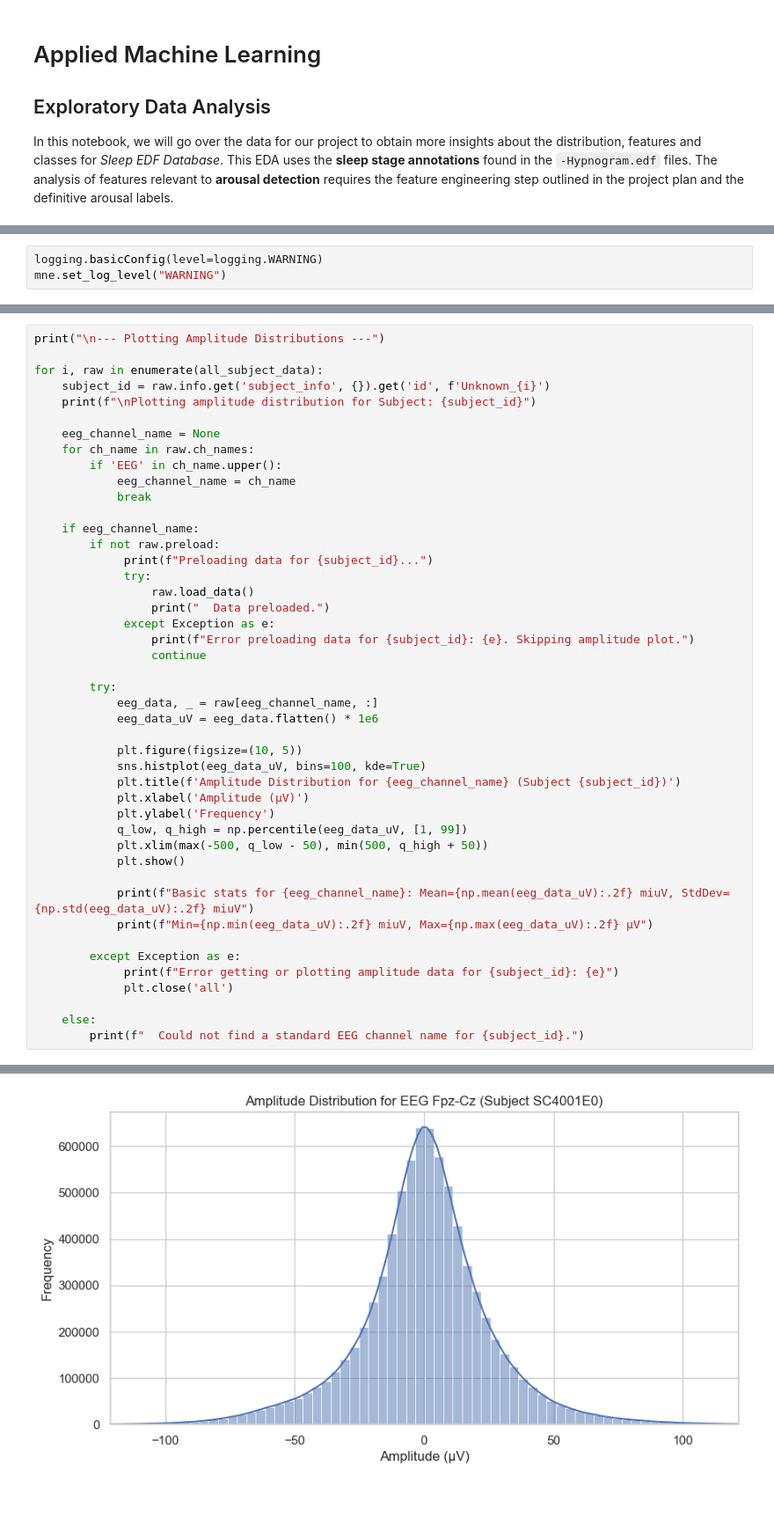
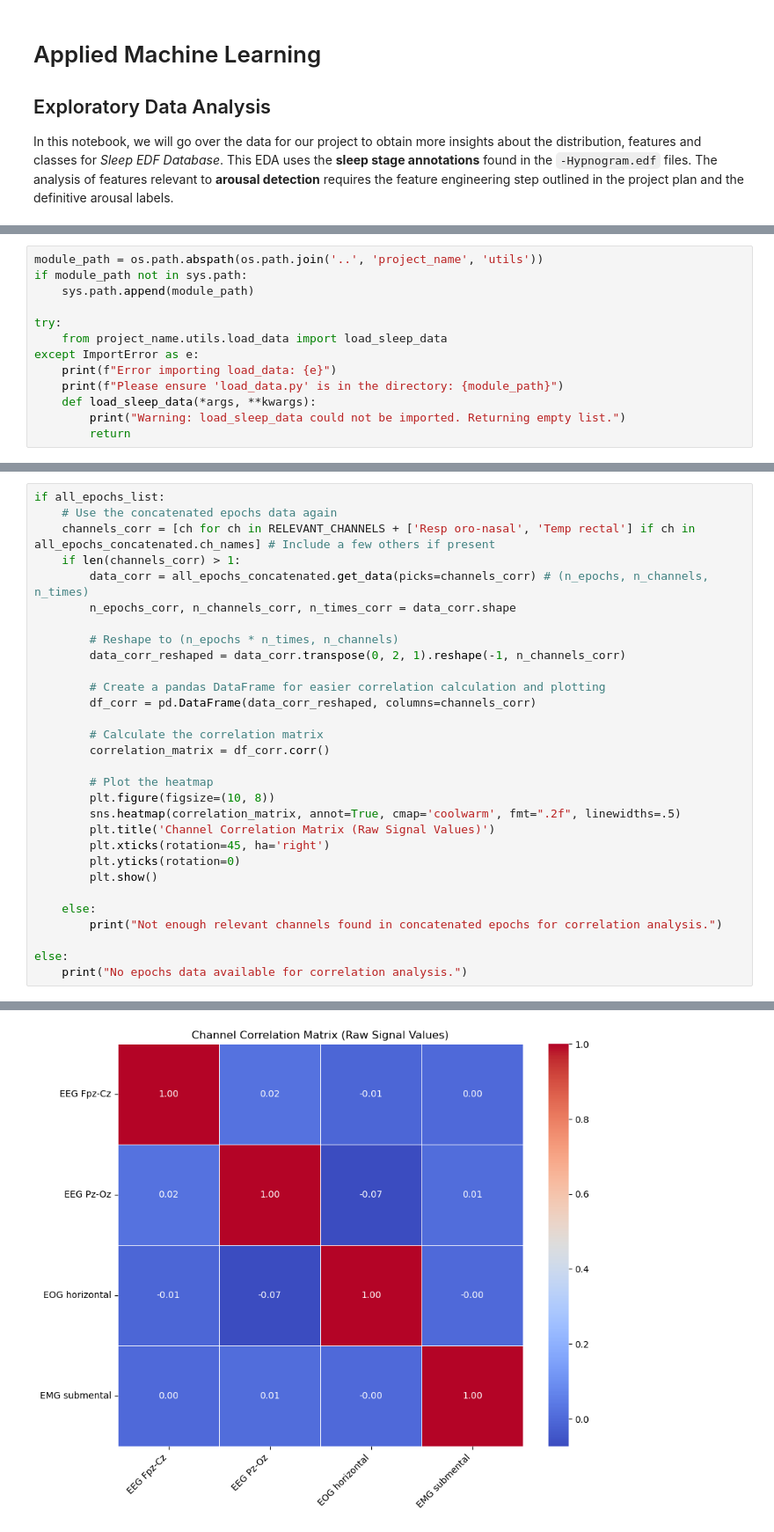
Before and after one commit to jananjahedd/Applied-ML, a Jupyter notebook: data_exploration.ipynb, the cells around one changed output, grey strips where cells are left out. Shown at 88% size. Drawn from its saved outputs; the diff is of its cells as text; blank space fills up the shorter version.

```diff
--- a/data_exploration.ipynb
+++ b/data_exploration.ipynb
@@ -16,5 +17,15 @@ import matplotlib.pyplot as plt
 from sklearn.decomposition import PCA
 from sklearn.manifold import TSNE
 # %%
-logging.basicConfig(level=logging.WARNING)
-mne.set_log_level("WARNING")
+module_path = os.path.abspath(os.path.join('..', 'project_name', 'utils'))
+if module_path not in sys.path:
+    sys.path.append(module_path)
+
+try:
+    from project_name.utils.load_data import load_sleep_data
+except ImportError as e:
+    print(f"Error importing load_data: {e}")
+    print(f"Please ensure 'load_data.py' is in the directory: {module_path}")
+    def load_sleep_data(*args, **kwargs):
+        print("Warning: load_sleep_data could not be imported. Returning empty list.")
+        return
@@ -287,46 +389,31 @@ Plotting PSD for Subject: ST7021J0
 # %%
-print("\n--- Plotting Amplitude Distributions ---")
+if all_epochs_list:
+    # Use the concatenated epochs data again
+    channels_corr = [ch for ch in RELEVANT_CHANNELS + ['Resp oro-nasal', 'Temp rectal'] if ch in all_epochs_concatenated.ch_names] # Include a few others if present
+    if len(channels_corr) > 1:
+        data_corr = all_epochs_concatenated.get_data(picks=channels_corr) # (n_epochs, n_channels, n_times)
+        n_epochs_corr, n_channels_corr, n_times_corr = data_corr.shape
 
-for i, raw in enumerate(all_subject_data):
-    subject_id = raw.info.get('subject_info', {}).get('id', f'Unknown_{i}')
-    print(f"\nPlotting amplitude distribution for Subject: {subject_id}")
+        # Reshape to (n_epochs * n_times, n_channels)
+        data_corr_reshaped = data_corr.transpose(0, 2, 1).reshape(-1, n_channels_corr)
 
-    eeg_channel_name = None
-    for ch_name in raw.ch_names:
-        if 'EEG' in ch_name.upper():
-            eeg_channel_name = ch_name
-            break
+        # Create a pandas DataFrame for easier correlation calculation and plotting
+        df_corr = pd.DataFrame(data_corr_reshaped, columns=channels_corr)
 
-    if eeg_channel_name:
-        if not raw.preload:
-             print(f"Preloading data for {subject_id}...")
-             try:
-                 raw.load_data()
-                 print("  Data preloaded.")
-             except Exception as e:
-                 print(f"Error preloading data for {subject_id}: {e}. Skipping amplitude plot.")
-                 continue
+        # Calculate the correlation matrix
+        correlation_matrix = df_corr.corr()
 
-        try:
-            eeg_data, _ = raw[eeg_channel_name, :]
-            eeg_data_uV = eeg_data.flatten() * 1e6
-
-            plt.figure(figsize=(10, 5))
-            sns.histplot(eeg_data_uV, bins=100, kde=True)
-            plt.title(f'Amplitude Distribution for {eeg_channel_name} (Subject {subject_id})')
-            plt.xlabel('Amplitude (µV)')
-            plt.ylabel('Frequency')
-            q_low, q_high = np.percentile(eeg_data_uV, [1, 99])
-            plt.xlim(max(-500, q_low - 50), min(500, q_high + 50))
-            plt.show()
-
-            print(f"Basic stats for {eeg_channel_name}: Mean={np.mean(eeg_data_uV):.2f} miuV, StdDev={np.std(eeg_data_uV):.2f} miuV")
-            print(f"Min={np.min(eeg_data_uV):.2f} miuV, Max={np.max(eeg_data_uV):.2f} µV")
-
-        except Exception as e:
-             print(f"Error getting or plotting amplitude data for {subject_id}: {e}")
-             plt.close('all')
+        # Plot the heatmap
+        plt.figure(figsize=(10, 8))
+        sns.heatmap(correlation_matrix, annot=True, cmap='coolwarm', fmt=".2f", linewidths=.5)
+        plt.title('Channel Correlation Matrix (Raw Signal Values)')
+        plt.xticks(rotation=45, ha='right')
+        plt.yticks(rotation=0)
+        plt.show()
 
     else:
-        print(f"  Could not find a standard EEG channel name for {subject_id}.")
+        print("Not enough relevant channels found in concatenated epochs for correlation analysis.")
+
+else:
+    print("No epochs data available for correlation analysis.")
 # %% [output]
@@ -336 +420 @@ Plotting amplitude distribution for Subject: SC4001E0
-[figure, old version]
+[figure, new version]
```
Also changed, not shown: parts of 20 cells of this notebook.
